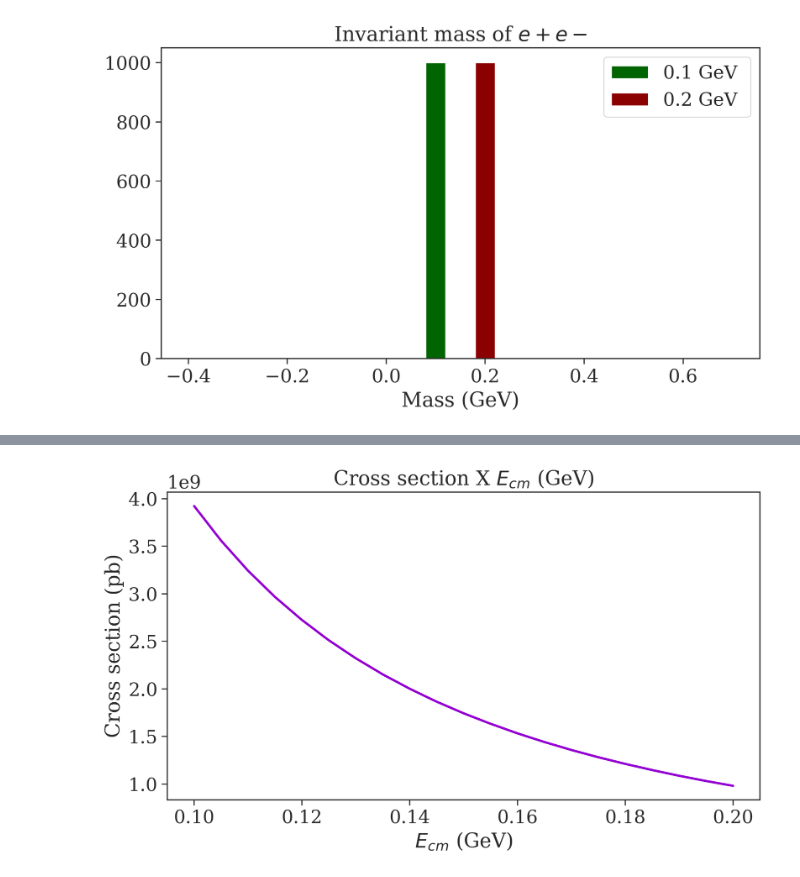
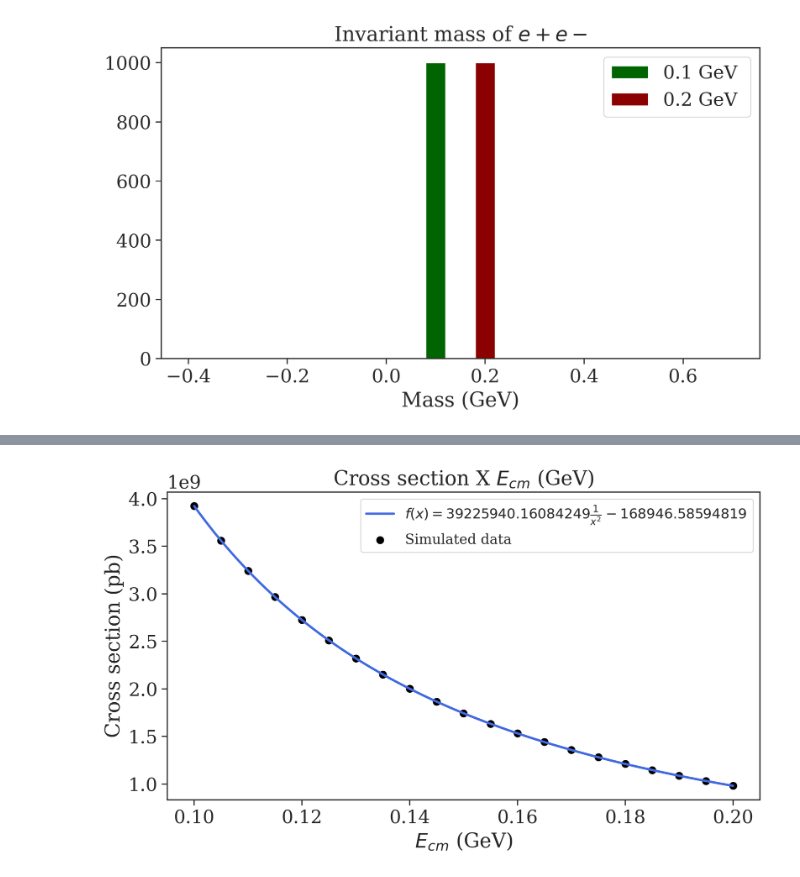
Before and after one commit to viniciusrocca/simulationsSM, a Jupyter notebook: e+e-2e+e-/e+e-2e+e-.ipynb, the cells around one changed output, grey strips where cells are left out. Drawn from its saved outputs; the diff is of its cells as text; code cells hidden in the pictures.

Commit message:
Invariant mass and Cross section

```diff
--- a/e+e-2e+e-/e+e-2e+e-.ipynb
+++ b/e+e-2e+e-/e+e-2e+e-.ipynb
@@ -84,3 +84,9 @@ cross_section = [3.922e+09,3.558e+09,
 e_cm = []
 for i in range(21):
     e_cm.append(0.1+i*0.005)
+# %%
+coeff = np.polyfit(e_cm,cross_section,2)
+p = np.poly1d(coeff)
+
+x = np.linspace(0.1, 0.2, 100)
+print(coeff)
@@ -86,0 +95,6 @@ for i in range(21):
+# %%
+def func(x, a, b):
+    return a/(x**2)+b
+# %%
+popt, pcov = sc.optimize.curve_fit(func, e_cm, cross_section)
+print(popt)
@@ -87,12 +119,15 @@ for i in range(21):
 # %%
-#Cross section X E_cm plot
+#Cross section X E_cm plot (1/x^2 fit)
 fig = plt.figure(figsize = [9.2,4.9], dpi = 300)
-plt.plot(e_cm,cross_section, linewidth = 2, color = 'darkviolet')
+plt.scatter(e_cm,cross_section, linewidth = 2, color = 'black',label = r'Simulated data')
+plt.plot(x, func(x,*popt), linewidth = 2, color = 'royalblue', label = r'$f(x) = 39225940.16084249\frac{1}{x^2} -168946.58594819$ ')
+
 
 plt.ylabel(r'Cross section (pb)')
 plt.xlabel(r'$E_{cm}$ (GeV)')
 plt.title(r'Cross section X $E_{cm}$ (GeV)')
+plt.legend(fontsize = 12)
 
 plt.show()
 # %% [output]
-[figure, old version]
+[figure, new version]
```
Also changed, not shown: parts of 5 cells of this notebook.
